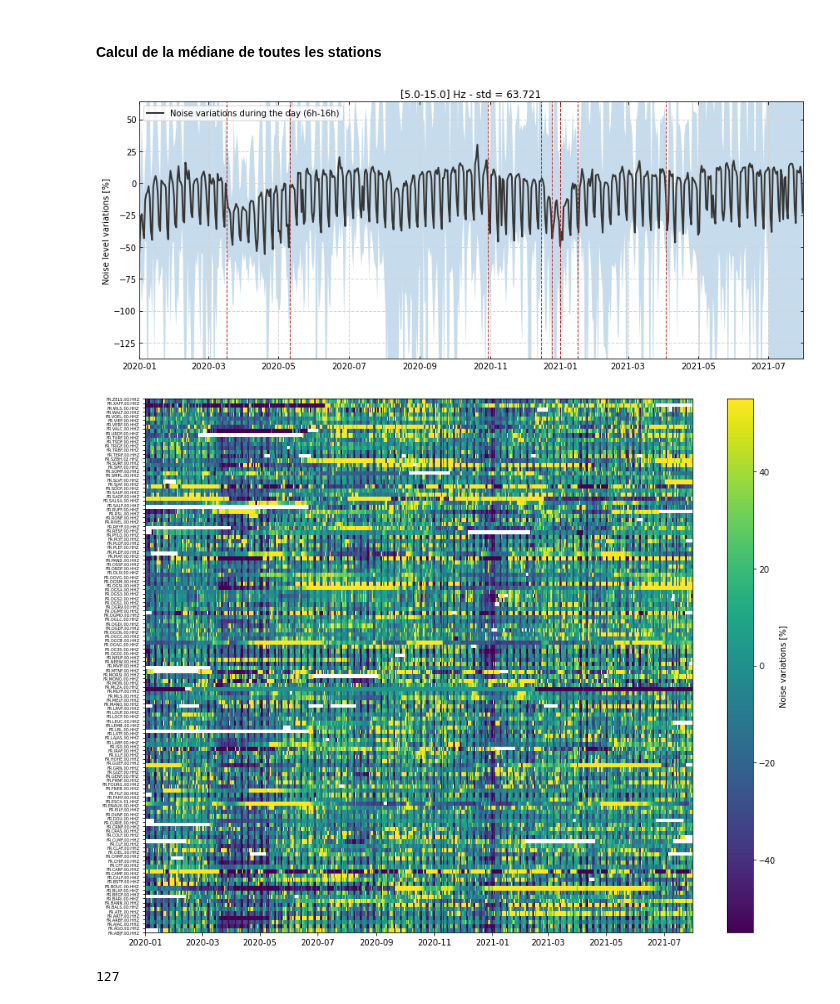
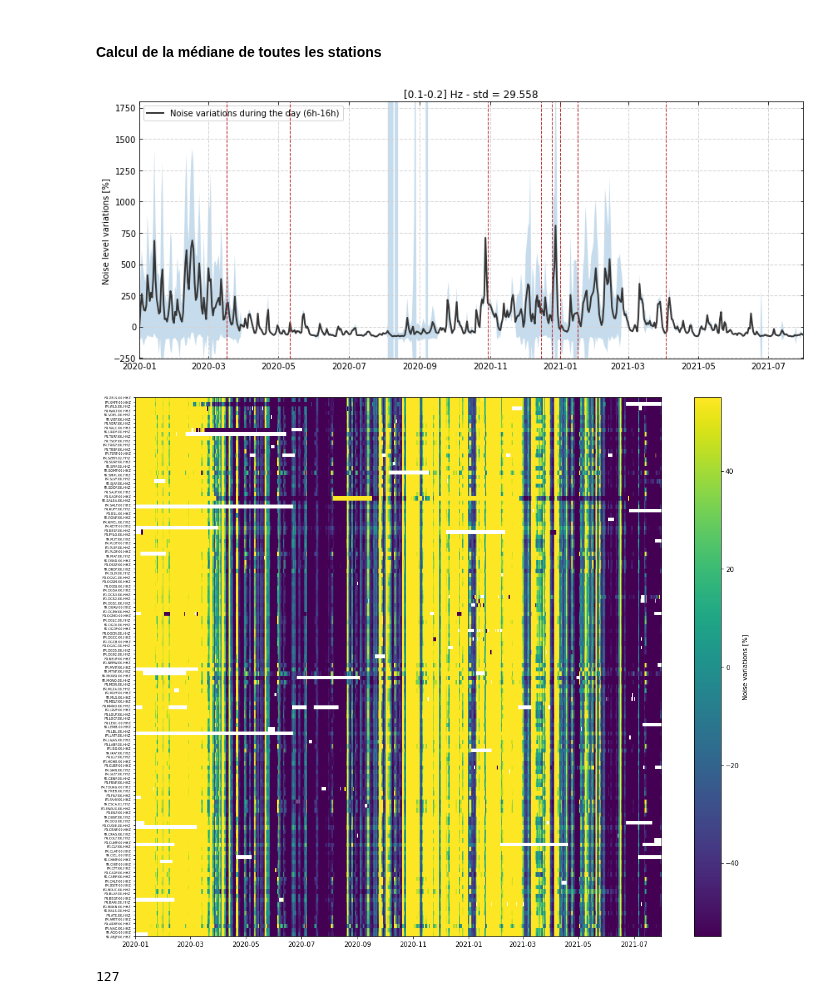
Before and after one commit to FlavienMattern/seismic-noise, a Jupyter notebook: fr_noise_overview.ipynb, the cells around one changed output. Drawn from its saved outputs; the diff is of its cells as text; code cells hidden in the pictures.

```diff
--- a/fr_noise_overview.ipynb
+++ b/fr_noise_overview.ipynb
@@ -47,7 +50,7 @@ DRMS_FOLDER  = "/media/flavien/Stockage/SeismicNoiseData/DRMS"
 MSEED_FOLDER = "/media/flavien/Stockage/SeismicNoiseData/MSEED"
 DATA_FOLDER  = "DATA"
 freqs = [(0.01, 0.03), (0.1, 0.25), (0.3, 1), (1, 3), (5, 15), (20, 50)] # Bandes de fréquences à étudier
-freq = "5.0-15.0"
+freq = "0.1-0.2"
 
 tStart = "2020-01-01"
 tEnd   = "2021-08-01"
@@ -193,16 +196,17 @@ plt.tight_layout()
 plt.savefig("RESULTS/FR_2020/noise_{}Hz_DAY.png".format(freq), dpi=300)
 plt.show()
 # %% [output]
-[figure, old version]
+[figure, new version]
 # %%
 fig, ax = plt.subplots(figsize=(15, 12))
 plt.pcolormesh(dates, st_list, med_var)
 ax.tick_params(axis='y', labelsize=5)
 plt.clim(-55, 55)
 plt.colorbar(label='Noise variations [%]')
-plt.savefig('RESULTS/FR_2020/all_stations.png', dpi=150)
+plt.tight_layout()
+plt.savefig('RESULTS/FR_2020/all_stations_{}Hz.png'.format(freq), dpi=150)
 # %% [output]
-[figure, old version]
+[figure, new version]
 # %%
 len(st_list)
 # %% [output]
```
Also changed, not shown: parts of 1 cell of this notebook.
